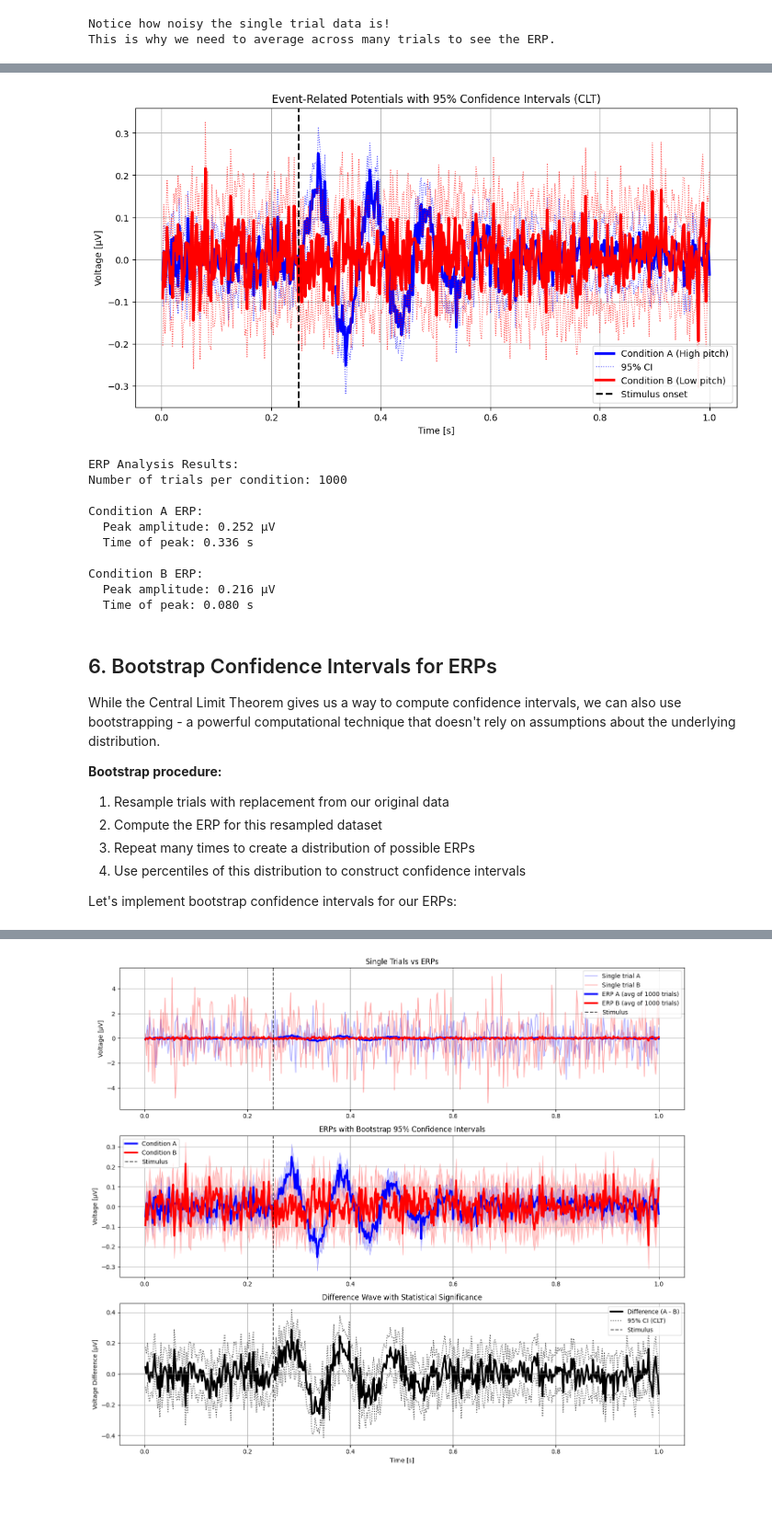
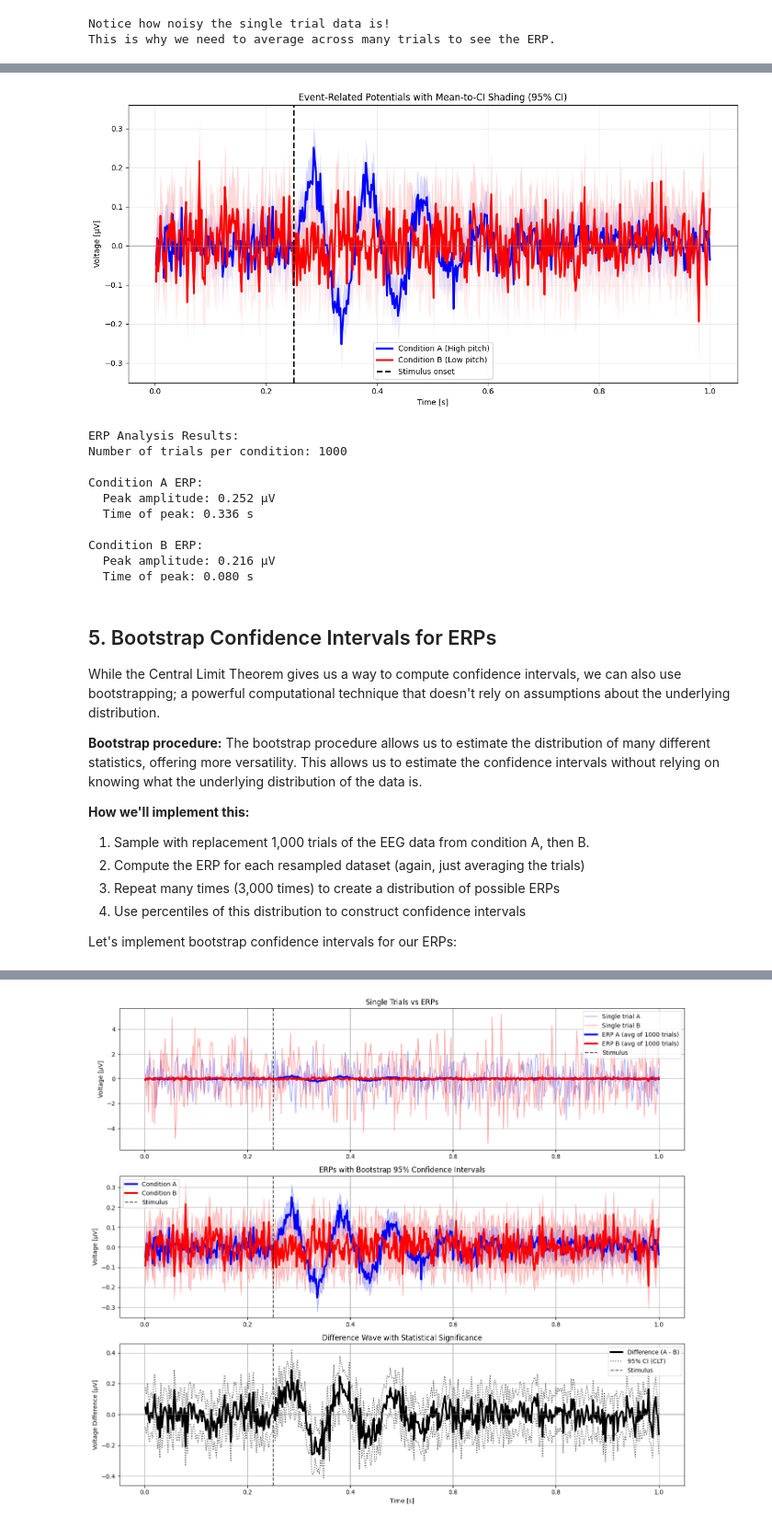
Before and after one commit to sebastianruizsebas/Python-Basics-4-Neuro-DataSci, a Jupyter notebook: part_2.ipynb, the cells around one changed output, grey strips where cells are left out. Shown at 92% size. Drawn from its saved outputs; the diff is of its cells as text; code cells hidden in the pictures; blank space fills up the shorter version.

```diff
--- a/part_2.ipynb
+++ b/part_2.ipynb
@@ -377,50 +348,60 @@ This process helps reduce random noise and reveal the underlying neural response
 # %%
 # Compute ERPs by averaging across trials
-mnA = np.mean(EEGa, axis=0)  # Compute the mean signal across trials(axis)=(the ERP) for condition A
-mnB = np.mean(EEGb, axis=0)  # Compute the mean signal across trials(axis)=(the ERP) for condition B
+mnA = np.mean(EEGa, axis=0)  # ERP for condition A
+mnB = np.mean(EEGb, axis=0)  # ERP for condition B
 
 # Compute standard deviation and standard error of the mean
-sdA = np.std(EEGa, axis=0)   # Standard deviation across trials for condition A
-sdB = np.std(EEGb, axis=0)   # Standard deviation across trials for condition B
+sdA = np.std(EEGa, axis=0)   # Std across trials (A)
+sdB = np.std(EEGb, axis=0)   # Std across trials (B)
 
-# Standard error of the mean (using Central Limit Theorem)
-semnA = sdA / np.sqrt(ntrials)  # Standard error of the mean for condition A
-semnB = sdB / np.sqrt(ntrials)  # Standard error of the mean for condition B
+# Standard error of the mean
+semnA = sdA / np.sqrt(ntrials)
+semnB = sdB / np.sqrt(ntrials)
 
-# Plot ERPs with 95% confidence intervals (±2 standard errors)
+# 95% CI bounds (using CLT: ±2*SEM)
+upperA = mnA + 2 * semnA
+lowerA = mnA - 2 * semnA
+upperB = mnB + 2 * semnB
+lowerB = mnB - 2 * semnB
+
 plt.figure(figsize=(12, 6))
 
-# Plot Condition A
-plt.plot(t, mnA, 'b-', linewidth=3, label='Condition A (High pitch)')
-plt.plot(t, mnA + 2 * semnA, 'b:', linewidth=1, alpha=0.7, label='95% CI')
-plt.plot(t, mnA - 2 * semnA, 'b:', linewidth=1, alpha=0.7)
+# Condition A (mean->upper and mean->lower)
+plt.fill_between(t, mnA, upperA, where=upperA>=mnA, color='blue', alpha=0.15, linewidth=0)
+plt.fill_between(t, mnA, lowerA, where=lowerA<=mnA, color='blue', alpha=0.08, linewidth=0)
 
-# Plot Condition B
-plt.plot(t, mnB, 'r-', linewidth=3, label='Condition B (Low pitch)')
-plt.plot(t, mnB + 2 * semnB, 'r:', linewidth=1, alpha=0.7)
-plt.plot(t, mnB - 2 * semnB, 'r:', linewidth=1, alpha=0.7)
+# Condition B (mean->upper and mean->lower)
+plt.fill_between(t, mnB, upperB, where=upperB>=mnB, color='red', alpha=0.15, linewidth=0)
+plt.fill_between(t, mnB, lowerB, where=lowerB<=mnB, color='red', alpha=0.08, linewidth=0)
 
-# Add stimulus timing
+# Mean ERPs
+plt.plot(t, mnA, 'b-', linewidth=2.5, label='Condition A (High pitch)')
+plt.plot(t, mnB, 'r-', linewidth=2.5, label='Condition B (Low pitch)')
+
+
+# Stimulus timing
 plt.axvline(x=0.25, color='black', linestyle='--', linewidth=2, label='Stimulus onset')
+plt.axhline(0, color='gray', linewidth=0.8, alpha=0.7)
 
 plt.xlabel('Time [s]')
 plt.ylabel('Voltage [µV]')
-plt.title('Event-Related Potentials with 95% Confidence Intervals (CLT)')
+plt.title('Event-Related Potentials with Mean-to-CI Shading (95% CI)')
 plt.legend()
-plt.grid(True)
+plt.grid(True, alpha=0.3)
+plt.tight_layout()
 plt.show()
 
 # Print some basic statistics
 print("ERP Analysis Results:")
 print(f"Number of trials per condition: {ntrials}")
-print(f"\nCondition A ERP:")
+print("\nCondition A ERP:")
 print(f"  Peak amplitude: {np.max(np.abs(mnA)):.3f} µV")
 print(f"  Time of peak: {t[np.argmax(np.abs(mnA))]:.3f} s")
-print(f"\nCondition B ERP:")
+print("\nCondition B ERP:")
 print(f"  Peak amplitude: {np.max(np.abs(mnB)):.3f} µV")
 print(f"  Time of peak: {t[np.argmax(np.abs(mnB))]:.3f} s")
 # %% [output]
-[figure, old version]
+[figure, new version]
 ERP Analysis Results:
 Number of trials per condition: 1000
 
@@ -432,14 +413,17 @@ Condition B ERP:
   Peak amplitude: 0.216 µV
   Time of peak: 0.080 s
 # %% [markdown]
-## 6. Bootstrap Confidence Intervals for ERPs
+## 5. Bootstrap Confidence Intervals for ERPs
 
-While the Central Limit Theorem gives us a way to compute confidence intervals, we can also use bootstrapping - a powerful computational technique that doesn't rely on assumptions about the underlying distribution.
+While the Central Limit Theorem gives us a way to compute confidence intervals, we can also use bootstrapping; a powerful computational technique that doesn't rely on assumptions about the underlying distribution.
 
 **Bootstrap procedure:**
-1. Resample trials with replacement from our original data
-2. Compute the ERP for this resampled dataset
-3. Repeat many times to create a distribution of possible ERPs
+The bootstrap procedure allows us to estimate the distribution of many different statistics, offering more versatility. This allows us to estimate the confidence intervals without relying on knowing what the underlying distribution of the data is.
+
+**How we'll implement this:**
+1. Sample with replacement 1,000 trials of the EEG data from condition A, then B.
+2. Compute the ERP for each resampled dataset (again, just averaging the trials)
+3. Repeat many times (3,000 times) to create a distribution of possible ERPs
 4. Use percentiles of this distribution to construct confidence intervals
 
 Let's implement bootstrap confidence intervals for our ERPs:
```
Also changed, not shown: parts of 21 cells of this notebook, 3 other files.
